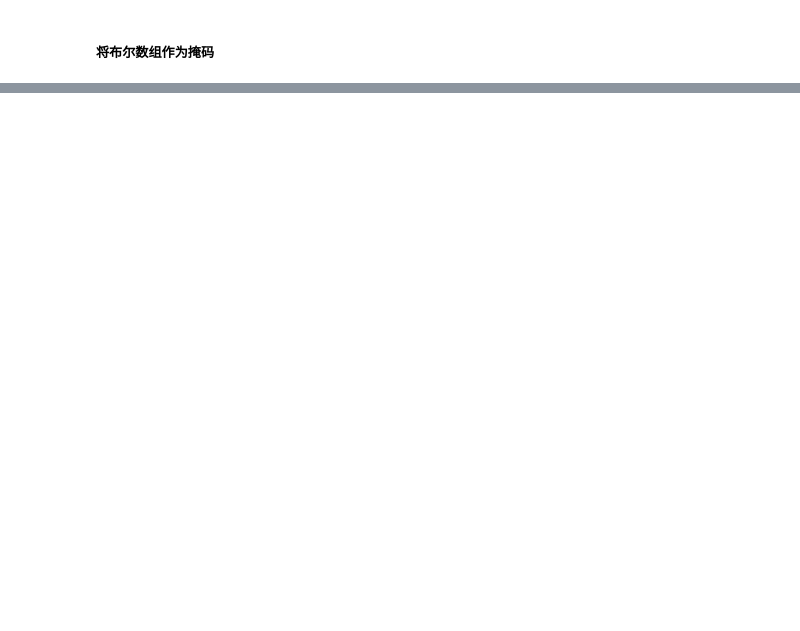
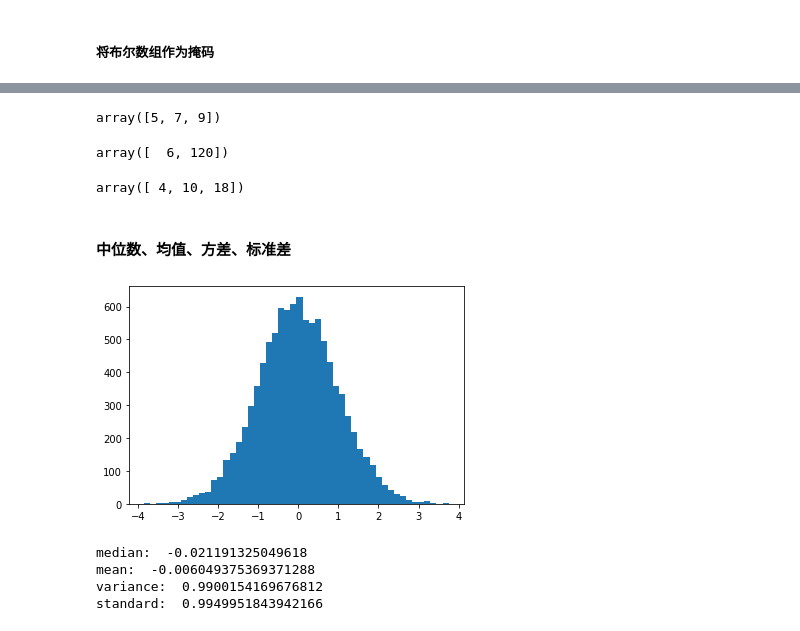
Before and after one commit to wenyuc/basic_learning, a Jupyter notebook: 备课/第十一章 Numpy库.ipynb, the cells around one changed output, grey strips where cells are left out. Cells and saved outputs as stored; diff of their text form; code cells hidden in the pictures; blank space fills up the shorter version.

```diff
--- a/备课/第十一章 Numpy库.ipynb
+++ b/备课/第十一章 Numpy库.ipynb
@@ -1012,0 +1143,33 @@ array([9, 9, 8, 8, 7, 8, 6])
+# %%
+np.sum(arr1, axis=0)    #按列求和
+# %% [output]
+array([5, 7, 9])
+# %%
+np.prod(arr1, axis=1)    #按行求积
+# %% [output]
+array([  6, 120])
+# %%
+np.prod(arr1, axis=0)    #按列求积
+# %% [output]
+array([ 4, 10, 18])
+# %% [markdown]
+#### 中位数、均值、方差、标准差
+# %%
+arr1 = np.random.normal(0,1,size=10000)
+# %%
+import matplotlib.pyplot as plt
+
+plt.hist(arr1, bins=50)
+plt.show();
+# %% [output]
+[figure, added]
+# %%
+print("median: ", np.median(arr1))
+print("mean: ", np.mean(arr1))
+print("variance: ", np.var(arr1))
+print("standard: ", np.std(arr1))
+# %% [output]
+median:  -0.021191325049618
+mean:  -0.006049375369371288
+variance:  0.9900154169676812
+standard:  0.9949951843942166
```
Also changed, not shown: parts of 98 cells of this notebook.
